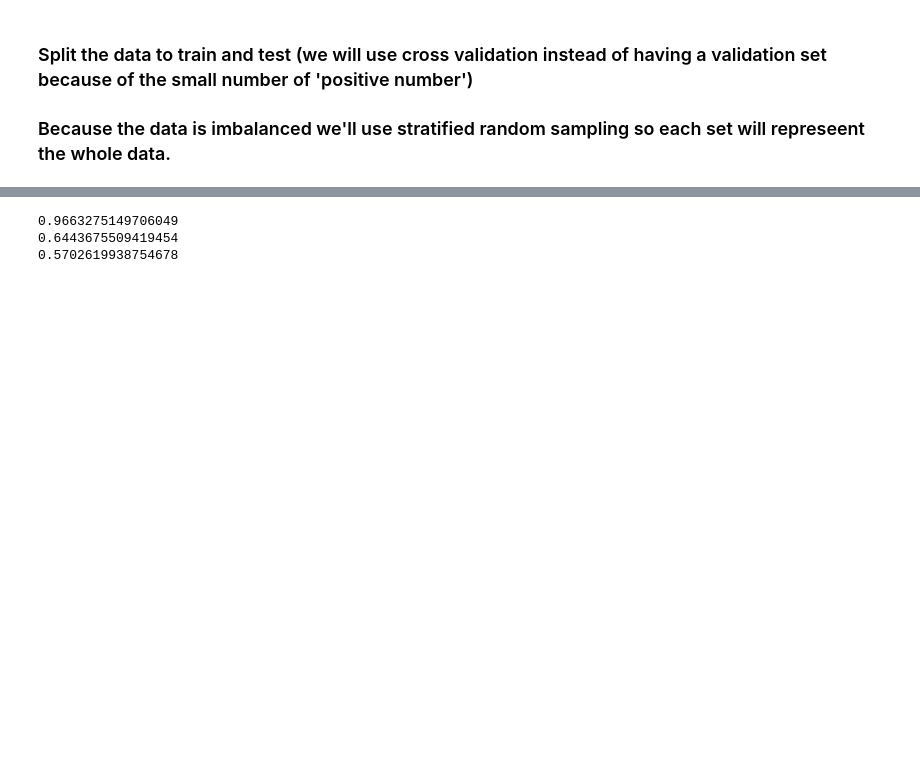
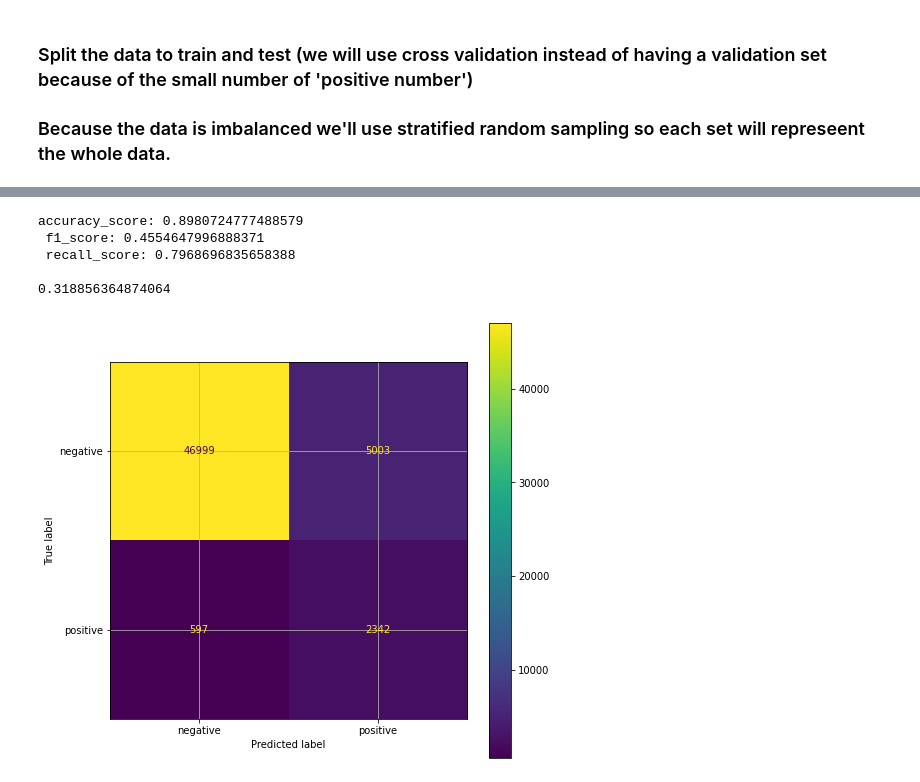
Before and after one commit to NirLalum/corona-diagnosis, a Jupyter notebook: ML_models.ipynb, the cells around one changed output, grey strips where cells are left out. Cells and saved outputs as stored; diff of their text form; code cells hidden in the pictures; blank space fills up the shorter version.

```diff
--- a/ML_models.ipynb
+++ b/ML_models.ipynb
@@ -92,14 +148,17 @@ y_train, y_test = y.iloc[train_index], y.iloc[test_index]
 # %%
 # train model
-rfc = RandomForestClassifier(n_estimators=10).fit(X_train, y_train)
+rfc = RandomForestClassifier(n_estimators=10, class_weight={0: 1, 1: 1})
+rfc.fit(X_train, y_train)
 
 # predict on test set
 rfc_pred = rfc.predict(X_test)
 
-print(accuracy_score(y_test, rfc_pred))
-print(f1_score(y_test, rfc_pred))
-print(recall_score(y_test, rfc_pred))
+mh.model_evaluation(y_test, rfc_pred)
+print(precision_score(y_test, rfc_pred))
 # %% [output]
-0.9663275149706049
-0.6443675509419454
-0.5702619938754678
+accuracy_score: 0.8980724777488579
+ f1_score: 0.4554647996888371
+ recall_score: 0.7968696835658388
+
+0.318856364874064
+[figure, added]
```
Also changed, not shown: parts of 14 cells of this notebook, 3 other files.
